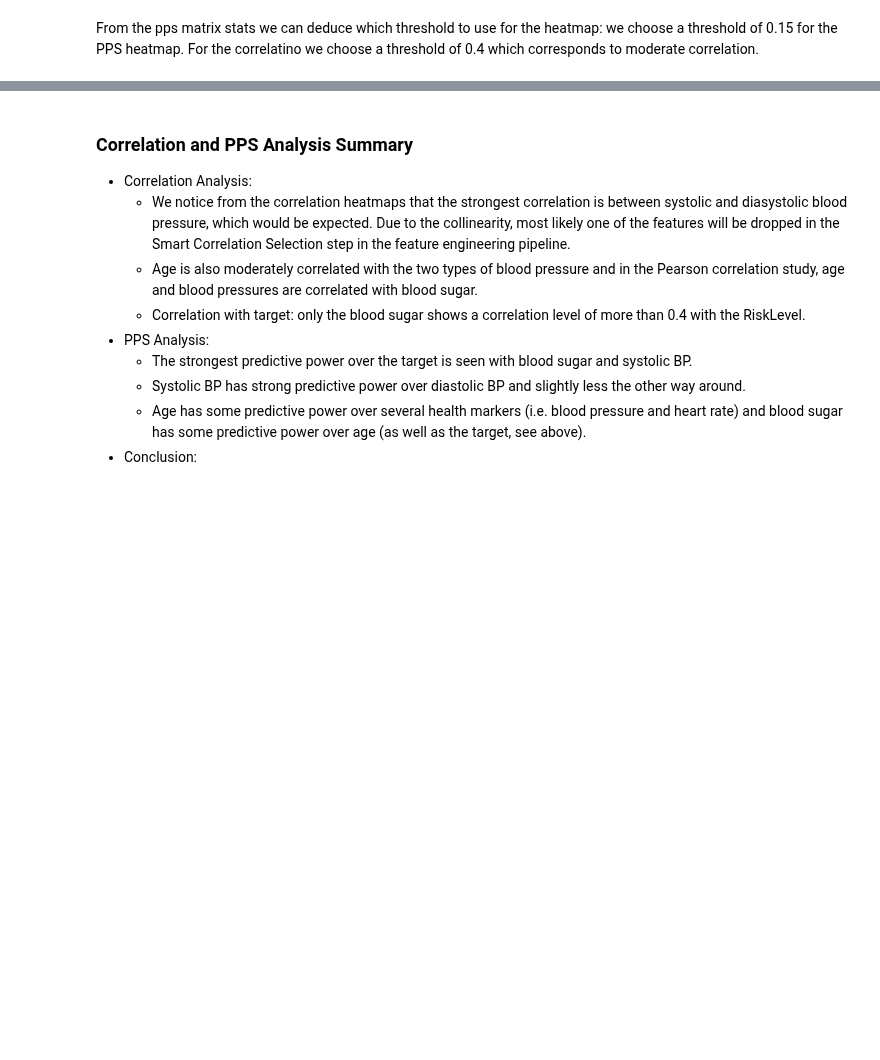
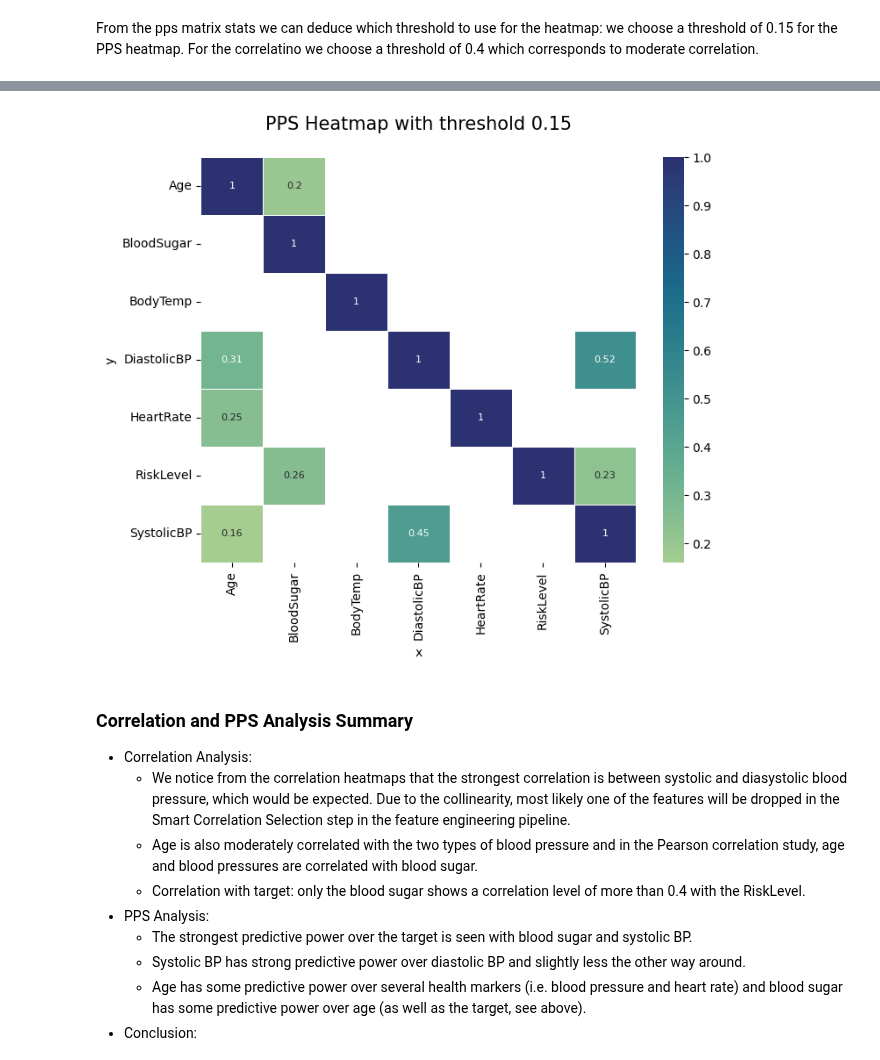
Before and after one commit to theresaabl/ML-maternal-health-risk, a Jupyter notebook: jupyter_notebooks/04-DataCleaning.ipynb, the cells around one changed output, grey strips where cells are left out. Drawn from its saved outputs; the diff is of its cells as text; code cells hidden in the pictures; blank space fills up the shorter version.

```diff
--- a/jupyter_notebooks/04-DataCleaning.ipynb
+++ b/jupyter_notebooks/04-DataCleaning.ipynb
@@ -300,3 +377,7 @@ The score ranges from 0 (no predictive power) to 1 (perfect predictive power)
+# %%
+fig_pps_heatmap = heatmap_pps(pps_matrix, threshold=0.15, figsize=(8, 6))
+# %% [output]
+[figure, added]
 # %% [markdown]
 ### Correlation and PPS Analysis Summary
 
```
Also changed, not shown: parts of 15 cells of this notebook, 4 other files.
